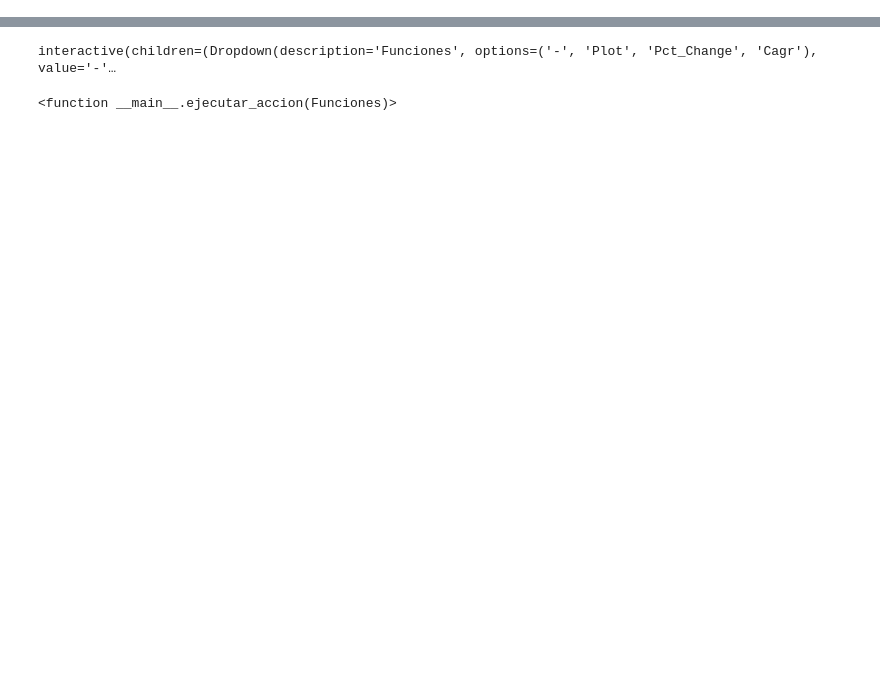
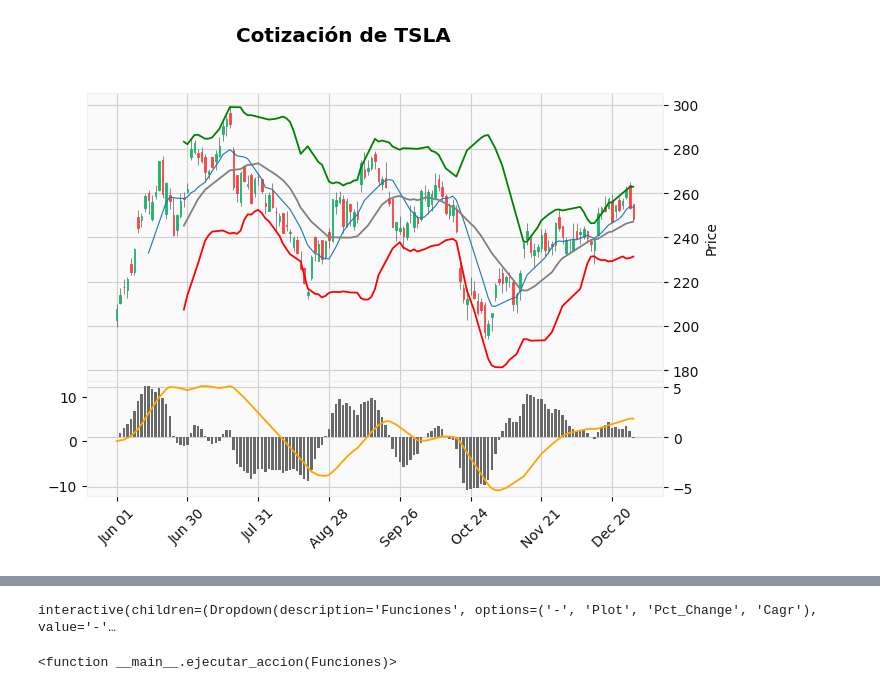
Before and after one commit to LaiqianDS/Stock_Analysis, a Jupyter notebook: Code/test.ipynb, the cells around one changed output, grey strips where cells are left out. Drawn from its saved outputs; the diff is of its cells as text; code cells hidden in the pictures; blank space fills up the shorter version.

```diff
--- a/Code/test.ipynb
+++ b/Code/test.ipynb
@@ -526,0 +75,4 @@ def results_impact(ticker):
+# %%
+plot('TSLA', start_date='2023-06-01', end_date='2023-12-31', sma=(10,), macd=True, bollinger=True)
+# %% [output]
+[figure, added]
```
Also changed, not shown: parts of 31 cells of this notebook, 2 other files.
